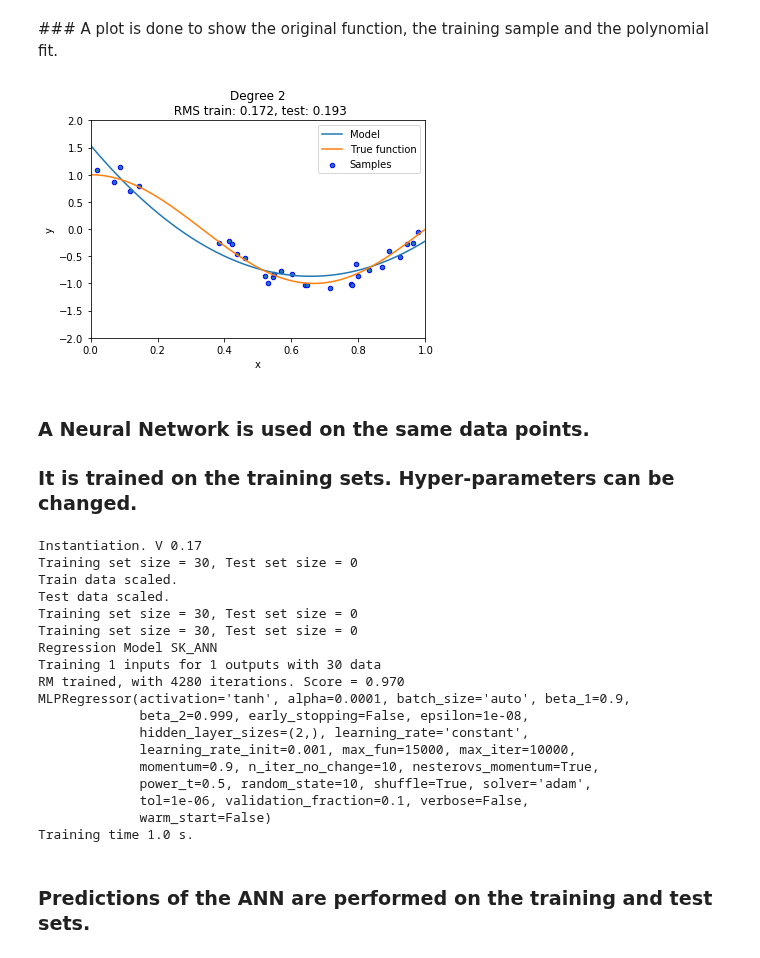
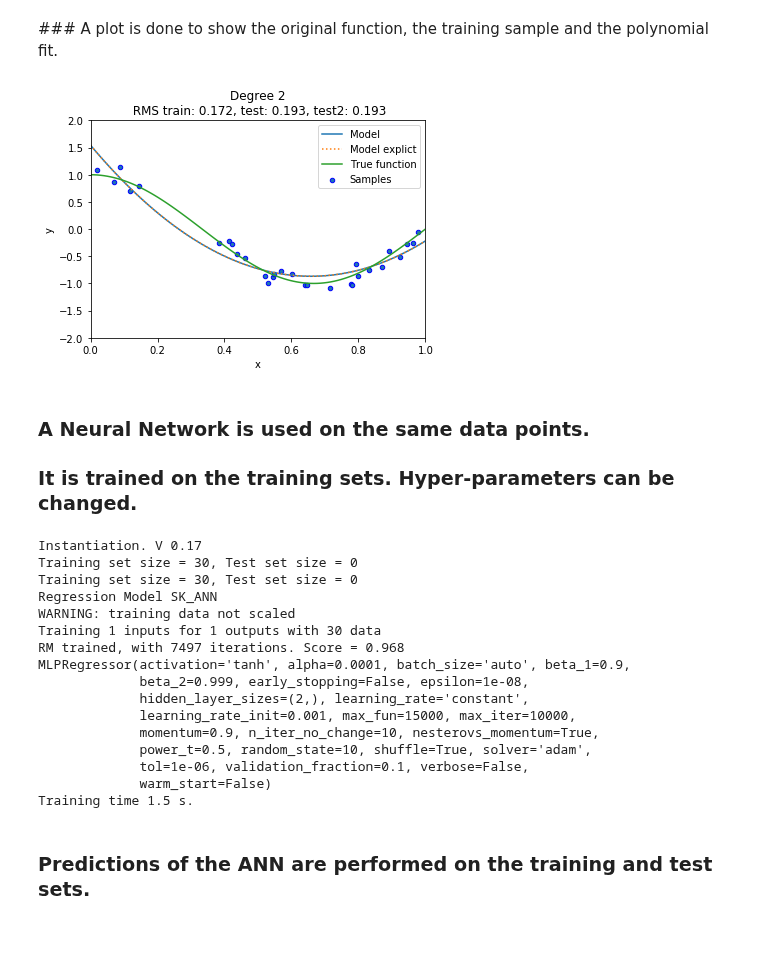
Before and after one commit to Morisset/AI4neb, a Jupyter notebook: docs/ComparePolynom.ipynb, the cells around one changed output. Saved outputs shown, nothing was run; the diff lists cells and outputs as text; code cells hidden in the pictures.

```diff
--- a/docs/ComparePolynom.ipynb
+++ b/docs/ComparePolynom.ipynb
@@ -75,7 +62,6 @@ y_test_true = true_fun(X_test)
 degree = 2
 polynomial_features = PolynomialFeatures(degree=degree,
                                          include_bias=False)
-linear_regression = LinearRegression()
-pipeline = Pipeline([("polynomial_features", polynomial_features),
-                     ("linear_regression", linear_regression)])
-pipeline.fit(X_train[:, np.newaxis], y_train_true);
+model = LinearRegression()
+X_TRANSF = polynomial_features.fit_transform(X_train[:, np.newaxis])
+model.fit(X_TRANSF, y_train_true)
@@ -82,35 +70,38 @@ pipeline.fit(X_train[:, np.newaxis], y_train_true);
 # %% [markdown]
 ### The RMS of the fit computed on the dataused to determine the coefficients is computed.
 # %%
-y_train = pipeline.predict(X_train[:, np.newaxis])
+y_train = model.predict(X_TRANSF)
 rms_train = np.sqrt(mean_squared_error(y_train,y_train_true))
 # %% [markdown]
 ### The RMS of the fit computed on the test sample (100 points between 0 and 1) is computed.
 # %%
-y_test = pipeline.predict(X_test[:, np.newaxis])
+y_test = model.predict(polynomial_features.fit_transform(X_test[:, np.newaxis]))
 rms_test = np.sqrt(mean_squared_error(y_test,y_test_true))
+# %%
+poly = lambda x: model.intercept_ + model.coef_[0] * x + model.coef_[1] * x**2
 # %% [markdown]
 ### A plot is done to show the original function, the training sample and the polynomial fit.
 # %%
 f, ax = plt.subplots()
 ax.plot(X_test, y_test, label="Model")
+ax.plot(X_test, poly(X_test), label="Model explict", ls=':')
 ax.plot(X_test, y_test_true, label="True function")
 ax.scatter(X, y, edgecolor='b', s=20, label="Samples")
 ax.set_xlabel("x")
 ax.set_ylabel("y")
 ax.set_xlim((0, 1))
 ax.set_ylim((-2, 2))
 ax.legend(loc="best")
-ax.set_title("Degree {}\n RMS train: {:.3f}, test: {:.3f}".format(degree,
-             rms_train, rms_test));
+ax.set_title("Degree {}\n RMS train: {:.3f}, test: {:.3f}, test2: {:.3f}".format(degree,
+             rms_train, rms_test, rms_test));
 # %% [output]
-[figure, old version]
+[figure, new version]
 # %% [markdown]
 ### A Neural Network is used on the same data points.
 
 ### It is trained on the training sets. Hyper-parameters can be changed.
 # %%
-RM = ai4neb.manage_RM(RM_type='SK_ANN', X_train=X_train, y_train=y_train_true, scaling=True,
+RM = ai4neb.manage_RM(RM_type='SK_ANN', X_train=X_train, y_train=y_train_true, scaling=False,
                   verbose=True, random_seed=10)
 RM.init_RM(hidden_layer_sizes=(2,),
            tol=1e-6, max_iter=10000,
@@ -120,14 +111,12 @@ RM.init_RM(hidden_layer_sizes=(2,),
 RM.train_RM()
 # %% [output]
 Instantiation. V 0.17
-Training set size = 30, Test set size = 0
-Train data scaled.
-Test data scaled.
 Training set size = 30, Test set size = 0
 Training set size = 30, Test set size = 0
 Regression Model SK_ANN
+WARNING: training data not scaled
 Training 1 inputs for 1 outputs with 30 data
-RM trained, with 4280 iterations. Score = 0.970
+RM trained, with 7497 iterations. Score = 0.968
 MLPRegressor(activation='tanh', alpha=0.0001, batch_size='auto', beta_1=0.9,
              beta_2=0.999, early_stopping=False, epsilon=1e-08,
              hidden_layer_sizes=(2,), learning_rate='constant',
@@ -136,7 +125,7 @@ MLPRegressor(activation='tanh', alpha=0.0001, batch_size='auto', beta_1=0.9,
              power_t=0.5, random_state=10, shuffle=True, solver='adam',
              tol=1e-06, validation_fraction=0.1, verbose=False,
              warm_start=False)
-Training time 1.0 s.
+Training time 1.5 s.
 # %% [markdown]
 ### Predictions of the ANN are performed on the training and test sets.
 # %%
```
Also changed, not shown: parts of 7 cells of this notebook.
